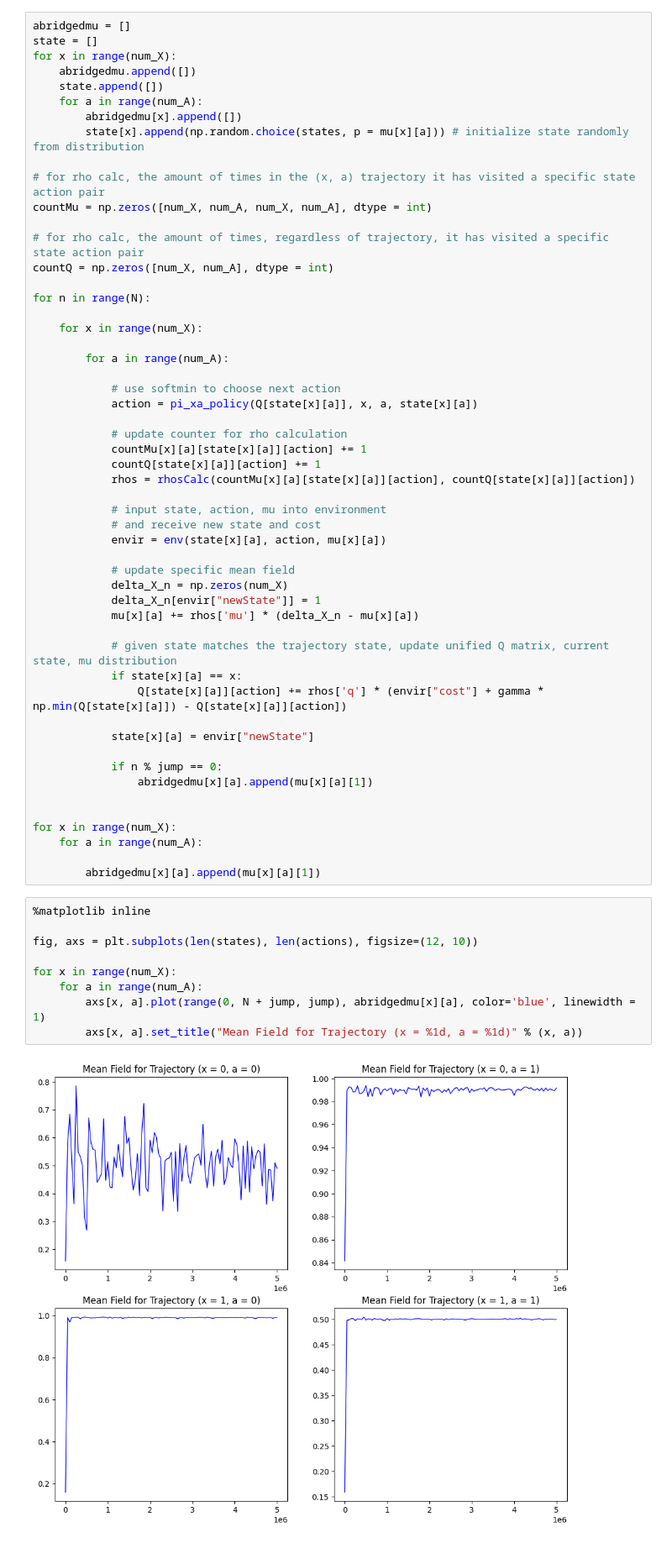
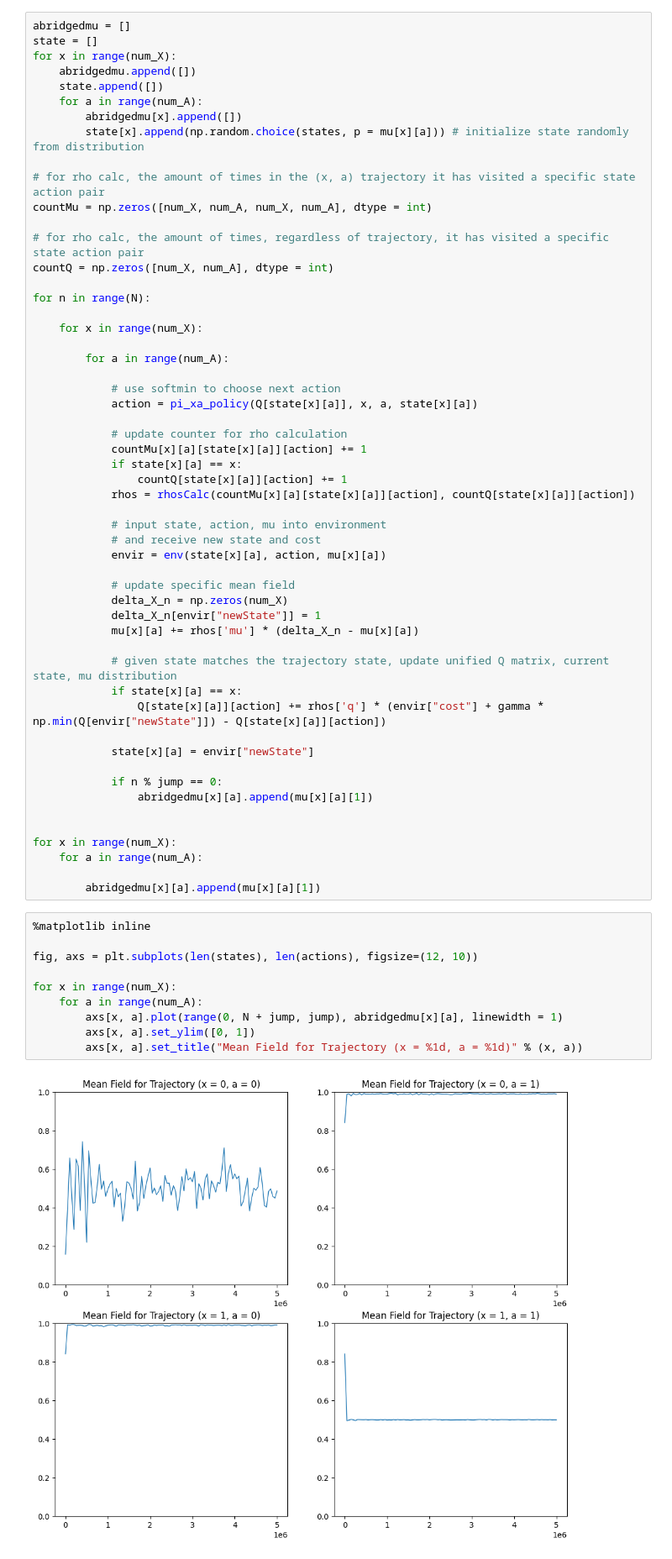
Before and after one commit to derrick-r-chan/RLexample, a Jupyter notebook: MFC2x2Ex.ipynb, the cells around one changed output. Shown at 84% size. Drawn from its saved outputs; the diff is of its cells as text.

```diff
--- a/MFC2x2Ex.ipynb
+++ b/MFC2x2Ex.ipynb
@@ -89,7 +89,8 @@ for n in range(N):
 
             # update counter for rho calculation
             countMu[x][a][state[x][a]][action] += 1
-            countQ[state[x][a]][action] += 1
+            if state[x][a] == x:
+                countQ[state[x][a]][action] += 1
             rhos = rhosCalc(countMu[x][a][state[x][a]][action], countQ[state[x][a]][action])
 
             # input state, action, mu into environment
@@ -103,7 +104,7 @@ for n in range(N):
 
             # given state matches the trajectory state, update unified Q matrix, current state, mu distribution
             if state[x][a] == x:
-                Q[state[x][a]][action] += rhos['q'] * (envir["cost"] + gamma * np.min(Q[state[x][a]]) - Q[state[x][a]][action])
+                Q[state[x][a]][action] += rhos['q'] * (envir["cost"] + gamma * np.min(Q[envir["newState"]]) - Q[state[x][a]][action])
 
             state[x][a] = envir["newState"]
 
@@ -118,11 +119,12 @@ for x in range(num_X):
 # %%
 %matplotlib inline
 
 fig, axs = plt.subplots(len(states), len(actions), figsize=(12, 10))
 
 for x in range(num_X):
     for a in range(num_A):
-        axs[x, a].plot(range(0, N + jump, jump), abridgedmu[x][a], color='blue', linewidth = 1)
+        axs[x, a].plot(range(0, N + jump, jump), abridgedmu[x][a], linewidth = 1)
+        axs[x, a].set_ylim([0, 1])
         axs[x, a].set_title("Mean Field for Trajectory (x = %1d, a = %1d)" % (x, a))
 # %% [output]
-[figure, old version]
+[figure, new version]
```
Also changed, not shown: parts of 2 cells of this notebook.
